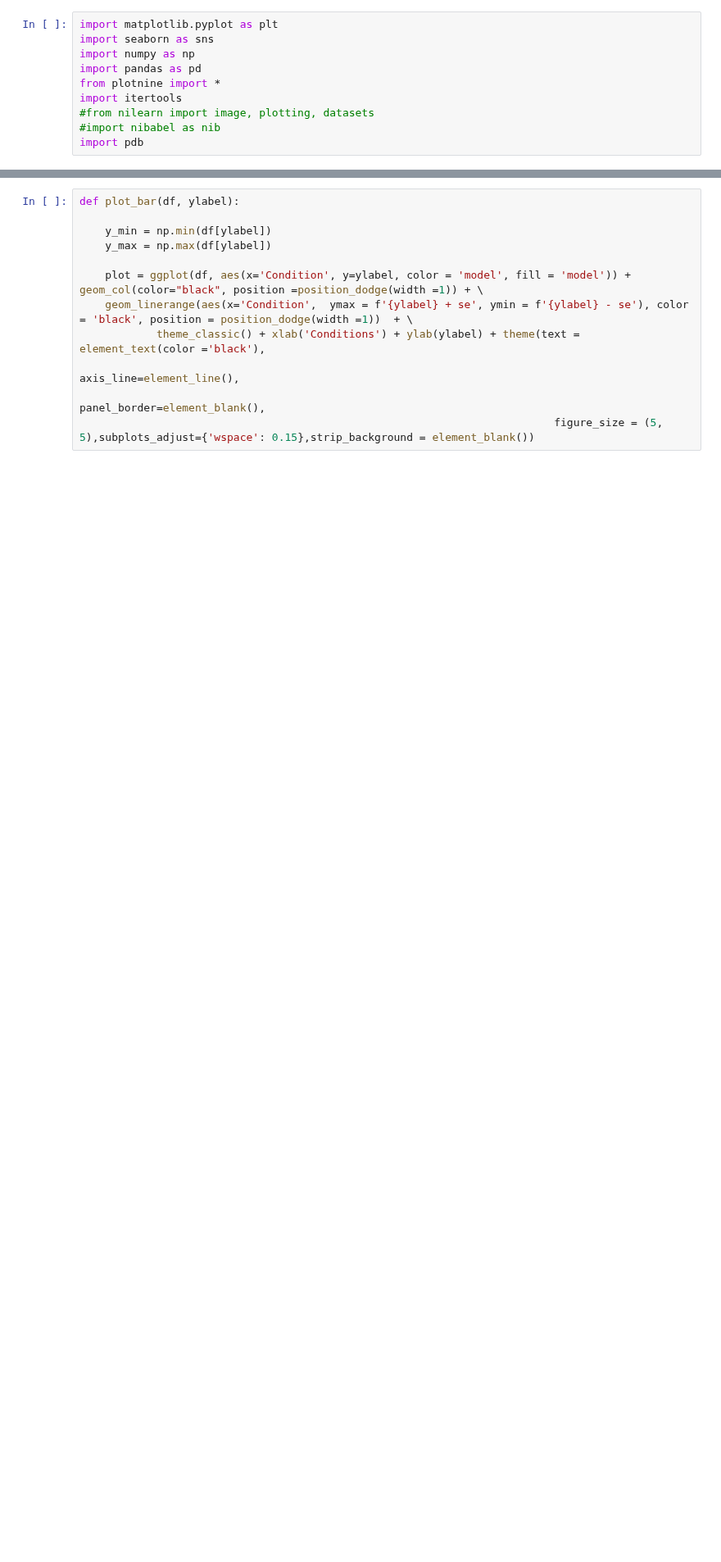
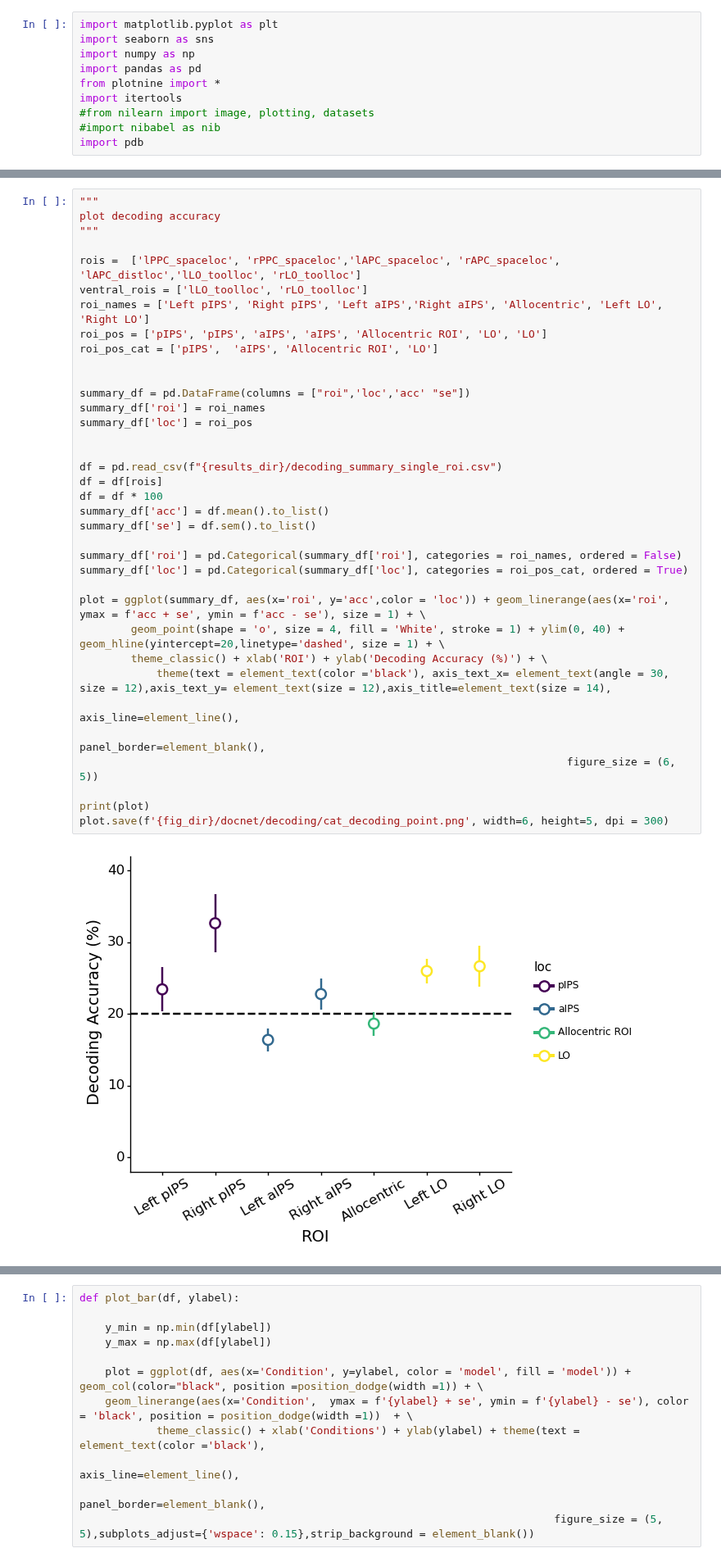
Before and after one commit to vayzenb/docnet, a Jupyter notebook: fmri/exp2_create_figures.ipynb, the cells around one changed output, grey strips where cells are left out. Shown at 82% size. Cells and saved outputs as stored; diff of their text form; blank space fills up the shorter version.

Commit message:
finalized most figures

```diff
--- a/fmri/exp2_create_figures.ipynb
+++ b/fmri/exp2_create_figures.ipynb
@@ -31,3 +31,41 @@ models = ['skel', 'cornet_s', 'gbj']
 num_vox = 100
 
 #template = datasets.load_mni152_template()
+# %%
+"""
+plot decoding accuracy
+"""
+
+rois =  ['lPPC_spaceloc', 'rPPC_spaceloc','lAPC_spaceloc', 'rAPC_spaceloc', 'lAPC_distloc','lLO_toolloc', 'rLO_toolloc']
+ventral_rois = ['lLO_toolloc', 'rLO_toolloc']
+roi_names = ['Left pIPS', 'Right pIPS', 'Left aIPS','Right aIPS', 'Allocentric', 'Left LO', 'Right LO']
+roi_pos = ['pIPS', 'pIPS', 'aIPS', 'aIPS', 'Allocentric ROI', 'LO', 'LO']
+roi_pos_cat = ['pIPS',  'aIPS', 'Allocentric ROI', 'LO']
+
+
+summary_df = pd.DataFrame(columns = ["roi",'loc','acc' "se"])
+summary_df['roi'] = roi_names
+summary_df['loc'] = roi_pos
+
+
+df = pd.read_csv(f"{results_dir}/decoding_summary_single_roi.csv")
+df = df[rois]
+df = df * 100
+summary_df['acc'] = df.mean().to_list()
+summary_df['se'] = df.sem().to_list()
+
+summary_df['roi'] = pd.Categorical(summary_df['roi'], categories = roi_names, ordered = False)
+summary_df['loc'] = pd.Categorical(summary_df['loc'], categories = roi_pos_cat, ordered = True)
+
+plot = ggplot(summary_df, aes(x='roi', y='acc',color = 'loc')) + geom_linerange(aes(x='roi',  ymax = f'acc + se', ymin = f'acc - se'), size = 1) + \
+        geom_point(shape = 'o', size = 4, fill = 'White', stroke = 1) + ylim(0, 40) + geom_hline(yintercept=20,linetype='dashed', size = 1) + \
+        theme_classic() + xlab('ROI') + ylab('Decoding Accuracy (%)') + \
+            theme(text = element_text(color ='black'), axis_text_x= element_text(angle = 30, size = 12),axis_text_y= element_text(size = 12),axis_title=element_text(size = 14),
+                                                                            axis_line=element_line(),
+                                                                            panel_border=element_blank(),
+                                                                            figure_size = (6, 5))
+
+print(plot)
+plot.save(f'{fig_dir}/docnet/decoding/cat_decoding_point.png', width=6, height=5, dpi = 300)
+# %% [output]
+[figure, added]
```
Also changed, not shown: parts of 6 cells of this notebook, 27 other files.
